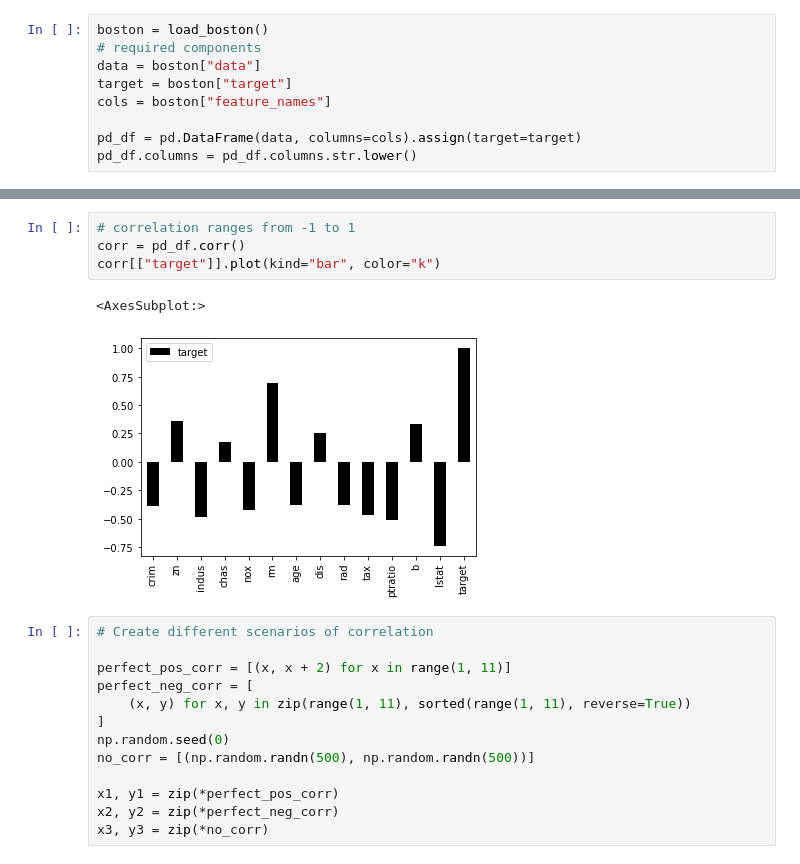
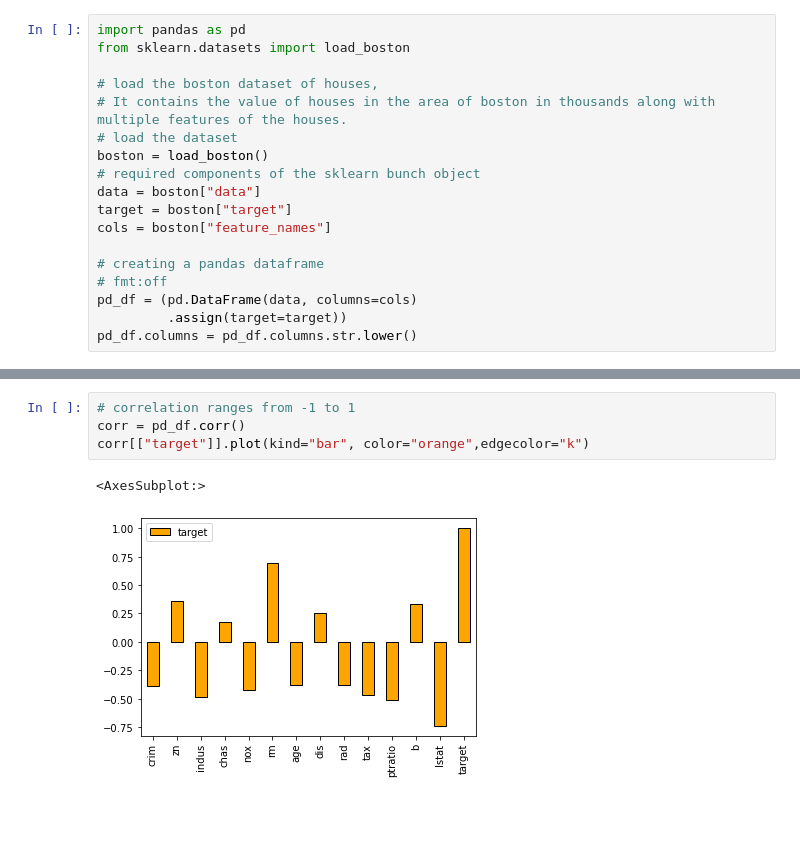
Before and after one commit to shoaibkhanz/Scikit-Learn-a-complete-machine-learning-book, a Jupyter notebook: book/notebooks/chapter1/correlation.ipynb, the cells around one changed output, grey strips where cells are left out. Cells and saved outputs as stored; diff of their text form; blank space fills up the shorter version.

Commit message:
multiple changes

```diff
--- a/book/notebooks/chapter1/correlation.ipynb
+++ b/book/notebooks/chapter1/correlation.ipynb
@@ -20,9 +190,18 @@ from sklearn.datasets import load_boston
 # %%
+import pandas as pd
+from sklearn.datasets import load_boston
+
+# load the boston dataset of houses,
+# It contains the value of houses in the area of boston in thousands along with multiple features of the houses.
+# load the dataset
 boston = load_boston()
-# required components
+# required components of the sklearn bunch object
 data = boston["data"]
 target = boston["target"]
 cols = boston["feature_names"]
 
-pd_df = pd.DataFrame(data, columns=cols).assign(target=target)
+# creating a pandas dataframe
+# fmt:off
+pd_df = (pd.DataFrame(data, columns=cols)
+         .assign(target=target))
 pd_df.columns = pd_df.columns.str.lower()
@@ -29,20 +230,7 @@ pd_df.columns = pd_df.columns.str.lower()
 # %%
 # correlation ranges from -1 to 1
 corr = pd_df.corr()
-corr[["target"]].plot(kind="bar", color="k")
+corr[["target"]].plot(kind="bar", color="orange",edgecolor="k")
 # %% [output]
 <AxesSubplot:>
-[figure, old version]
+[figure, new version]
-# %%
-# Create different scenarios of correlation
-
-perfect_pos_corr = [(x, x + 2) for x in range(1, 11)]
-perfect_neg_corr = [
-    (x, y) for x, y in zip(range(1, 11), sorted(range(1, 11), reverse=True))
-]
-np.random.seed(0)
-no_corr = [(np.random.randn(500), np.random.randn(500))]
-
-x1, y1 = zip(*perfect_pos_corr)
-x2, y2 = zip(*perfect_neg_corr)
-x3, y3 = zip(*no_corr)
```
Also changed, not shown: parts of 15 cells of this notebook, 23 other files.
